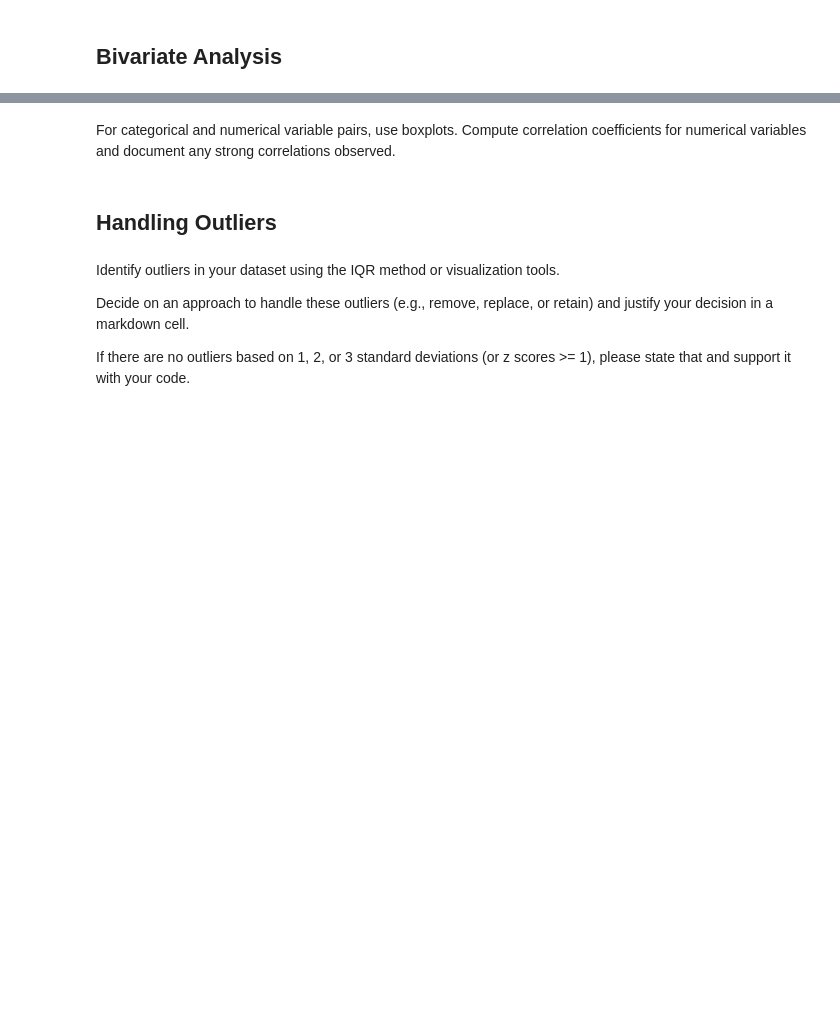
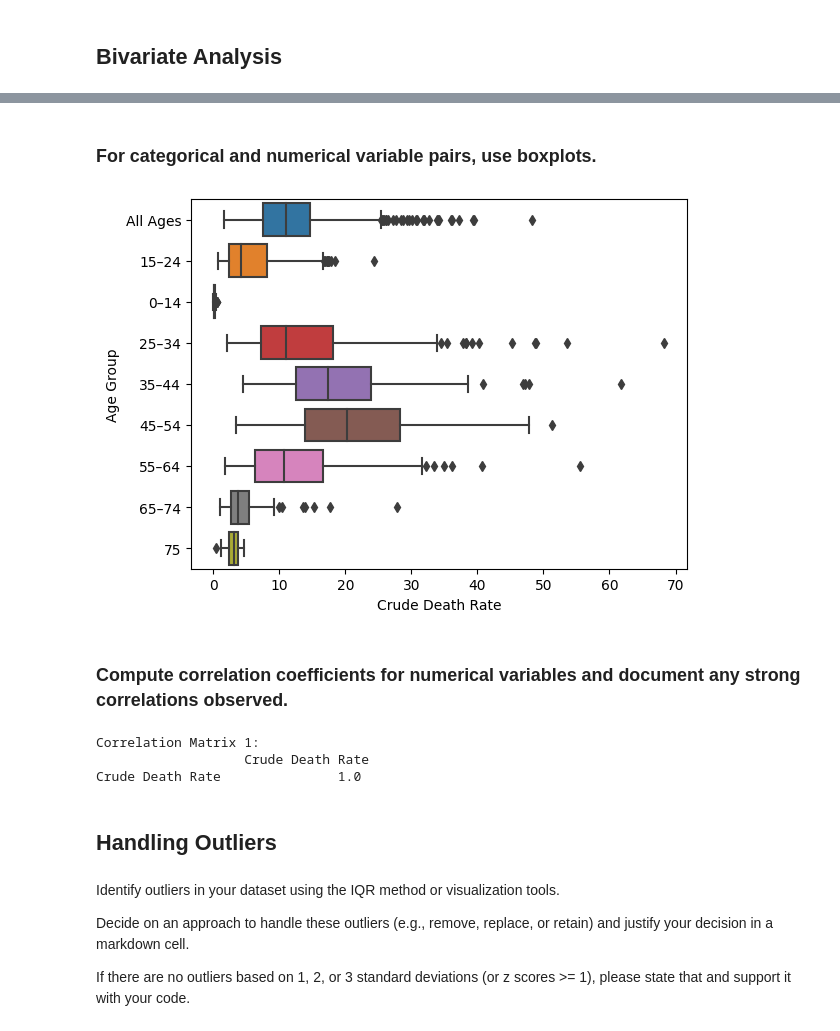
Before and after one commit to bonitr02/datasci_3_eda, a Jupyter notebook: datasci_3_eda.ipynb, the cells around one changed output, grey strips where cells are left out. Saved outputs shown, nothing was run; the diff lists cells and outputs as text; code cells hidden in the pictures; blank space fills up the shorter version.

```diff
--- a/datasci_3_eda.ipynb
+++ b/datasci_3_eda.ipynb
@@ -55,3 +201,10 @@ Use scatter plots to explore potential relationships between two numerical varia
+# %% [markdown]
+### For categorical and numerical variable pairs, use boxplots.
+# %%
+sns.boxplot(x = df['Crude Death Rate'],
+            y = df['Age Group'],
+            )
+# %% [output]
+[figure, added]
 # %% [markdown]
-For categorical and numerical variable pairs, use boxplots.
-Compute correlation coefficients for numerical variables and document any strong correlations observed.
+### Compute correlation coefficients for numerical variables and document any strong correlations observed.
@@ -58,3 +213,9 @@ Compute correlation coefficients for numerical variables and document any strong
+# %%
+print("Correlation Matrix 1:\n", correlation_matrix_1)
+# %% [output]
+Correlation Matrix 1:
+                   Crude Death Rate
+Crude Death Rate               1.0
 # %% [markdown]
 ## Handling Outliers
 # %% [markdown]
```
Also changed, not shown: parts of 13 cells of this notebook.
